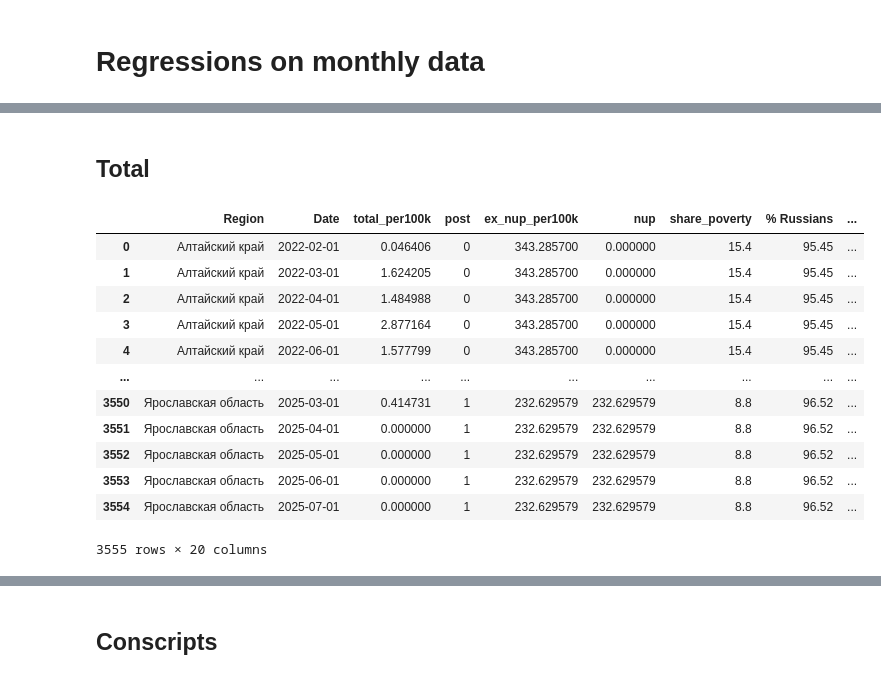
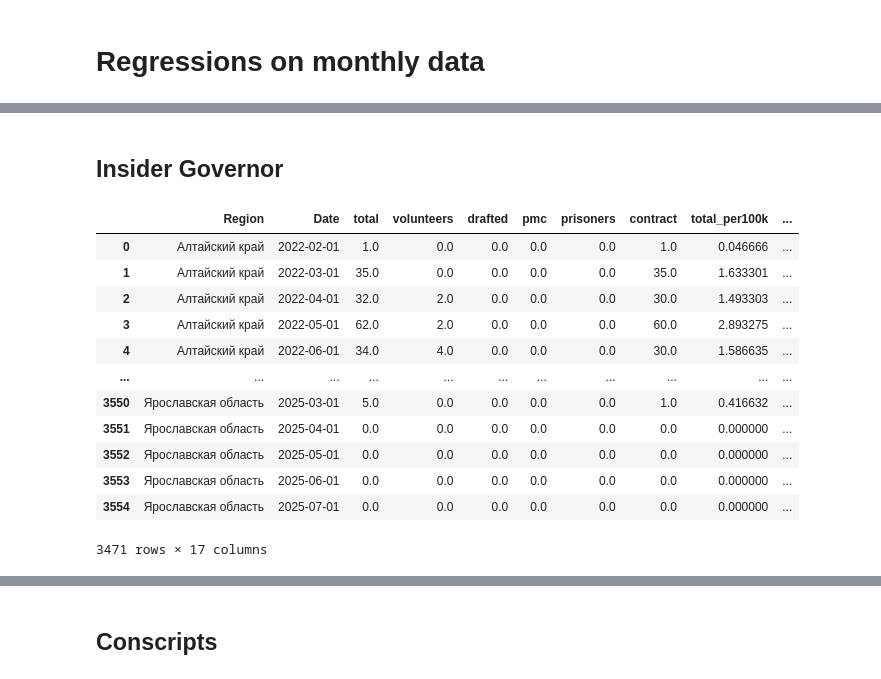
Before and after one commit to ahalian/Thesis, a Jupyter notebook: final/regression.ipynb, the cells around one changed output, grey strips where cells are left out. Cells and saved outputs as stored; diff of their text form; code cells hidden in the pictures.

Commit message:
Added models.

```diff
--- a/final/regression.ipynb
+++ b/final/regression.ipynb
@@ -16,8 +18,9 @@ count_vars = [
 ]
 
 df[count_vars] = df[count_vars].fillna(0)
+df['log_pop'] = np.log(df['population'])
 df['post'] = (df['Date'] >= '2022-09').astype(int)
-
+df["log_inc"] = np.log(df['median_income'])
 df["total_per100k"] = df["total"]/df['population']*100_000
 df["pmc_per100k"] = df["pmc"]/df['population']*100_000
 df["prisoners_per100k"] = df["prisoners"]/df['population']*100_000
@@ -25,6 +28,12 @@ df["drafted_per100k"] = df["drafted"]/df['population']*100_000
 df["volunteers_per100k"] = df["volunteers"]/df['population']*100_000
 df["contract_per100k"] = df["contract"]/df['population']*100_000
 df['nup'] = df['post'] * df['ex_nup_per100k']
-
 df["slavic_per100k"] = df["slavic_name"]/df['population']*100_000
 df["non_slavic_per100k"] = df["non_slavic_name"]/df['population']*100_000
+
+
+df['conc_fat'] = df.groupby('Date')['total'].transform(
+    lambda x: 100 * (x / x.sum()) if x.sum() != 0 else 0)
+df['conc_pop'] = df.groupby('Date')['population'].transform(
+    lambda x: 100 * (x / x.sum()) if x.sum() != 0 else 0)
+df['rel_risk'] = df['conc_fat']/df['conc_pop']
@@ -31,30 +120,23 @@ df["non_slavic_per100k"] = df["non_slavic_name"]/df['population']*100_000
 # %% [markdown]
-## Total
+## Insider Governor
 # %%
-df_model = df[['Region','Date','total_per100k', 'post', 'ex_nup_per100k', 'nup', 'share_poverty', '% Russians',
-               'median_income', 'uneployment', 'urban_share', 'population',
-               'insider', 'nat_rep']].copy()
-df_model['post_x_rep'] = df['post'] * df['nat_rep']
-df_model['post_x_ins'] = df['post'] * df['insider']
-df_model['post_x_pov'] = df['post'] * df['share_poverty']
-
-df_model['nup_x_rep'] = df['nup'] * df['nat_rep']
-df_model['nup_x_ins'] = df['nup'] * df['insider']
-df_model['nup_x_pov'] = df['nup'] * df['share_poverty']
+df_model = df[['Region','Date','total', 'volunteers', 'drafted', 'pmc', 'prisoners', 'contract',
+                'total_per100k', 'volunteers_per100k', 'drafted_per100k', 'pmc_per100k', 'prisoners_per100k', 'contract_per100k',
+                'nup','insider', 'rel_risk']].copy()
 
 df_model = df_model.dropna()
 df_model
 # %% [output]
-|  | Region | Date | total_per100k | post | ex_nup_per100k | nup | share_poverty | % Russians | ... |
-| 0 | Алтайский край | 2022-02-01 | 0.046406 | 0 | 343.285700 | 0.000000 | 15.4 | 95.45 | ... |
-| 1 | Алтайский край | 2022-03-01 | 1.624205 | 0 | 343.285700 | 0.000000 | 15.4 | 95.45 | ... |
-| 2 | Алтайский край | 2022-04-01 | 1.484988 | 0 | 343.285700 | 0.000000 | 15.4 | 95.45 | ... |
-| 3 | Алтайский край | 2022-05-01 | 2.877164 | 0 | 343.285700 | 0.000000 | 15.4 | 95.45 | ... |
-| 4 | Алтайский край | 2022-06-01 | 1.577799 | 0 | 343.285700 | 0.000000 | 15.4 | 95.45 | ... |
-| ... | ... | ... | ... | ... | ... | ... | ... | ... | ... |
-| 3550 | Ярославская область | 2025-03-01 | 0.414731 | 1 | 232.629579 | 232.629579 | 8.8 | 96.52 | ... |
-| 3551 | Ярославская область | 2025-04-01 | 0.000000 | 1 | 232.629579 | 232.629579 | 8.8 | 96.52 | ... |
-| 3552 | Ярославская область | 2025-05-01 | 0.000000 | 1 | 232.629579 | 232.629579 | 8.8 | 96.52 | ... |
-| 3553 | Ярославская область | 2025-06-01 | 0.000000 | 1 | 232.629579 | 232.629579 | 8.8 | 96.52 | ... |
-| 3554 | Ярославская область | 2025-07-01 | 0.000000 | 1 | 232.629579 | 232.629579 | 8.8 | 96.52 | ... |
+|  | Region | Date | total | volunteers | drafted | pmc | prisoners | contract | total_per100k | ... |
+| 0 | Алтайский край | 2022-02-01 | 1.0 | 0.0 | 0.0 | 0.0 | 0.0 | 1.0 | 0.046666 | ... |
+| 1 | Алтайский край | 2022-03-01 | 35.0 | 0.0 | 0.0 | 0.0 | 0.0 | 35.0 | 1.633301 | ... |
+| 2 | Алтайский край | 2022-04-01 | 32.0 | 2.0 | 0.0 | 0.0 | 0.0 | 30.0 | 1.493303 | ... |
+| 3 | Алтайский край | 2022-05-01 | 62.0 | 2.0 | 0.0 | 0.0 | 0.0 | 60.0 | 2.893275 | ... |
+| 4 | Алтайский край | 2022-06-01 | 34.0 | 4.0 | 0.0 | 0.0 | 0.0 | 30.0 | 1.586635 | ... |
+| ... | ... | ... | ... | ... | ... | ... | ... | ... | ... | ... |
+| 3550 | Ярославская область | 2025-03-01 | 5.0 | 0.0 | 0.0 | 0.0 | 0.0 | 1.0 | 0.416632 | ... |
+| 3551 | Ярославская область | 2025-04-01 | 0.0 | 0.0 | 0.0 | 0.0 | 0.0 | 0.0 | 0.000000 | ... |
+| 3552 | Ярославская область | 2025-05-01 | 0.0 | 0.0 | 0.0 | 0.0 | 0.0 | 0.0 | 0.000000 | ... |
+| 3553 | Ярославская область | 2025-06-01 | 0.0 | 0.0 | 0.0 | 0.0 | 0.0 | 0.0 | 0.000000 | ... |
+| 3554 | Ярославская область | 2025-07-01 | 0.0 | 0.0 | 0.0 | 0.0 | 0.0 | 0.0 | 0.000000 | ... |
-3555 rows × 20 columns
+3471 rows × 17 columns
```
Also changed, not shown: parts of 10 cells of this notebook, 4 other files.
